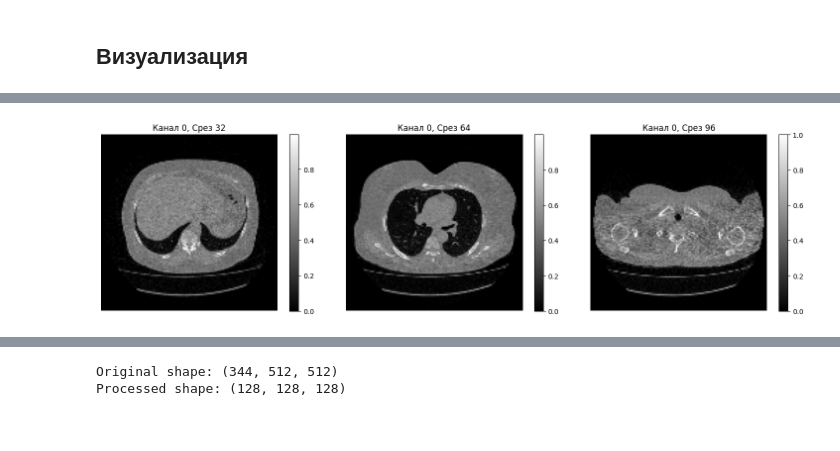
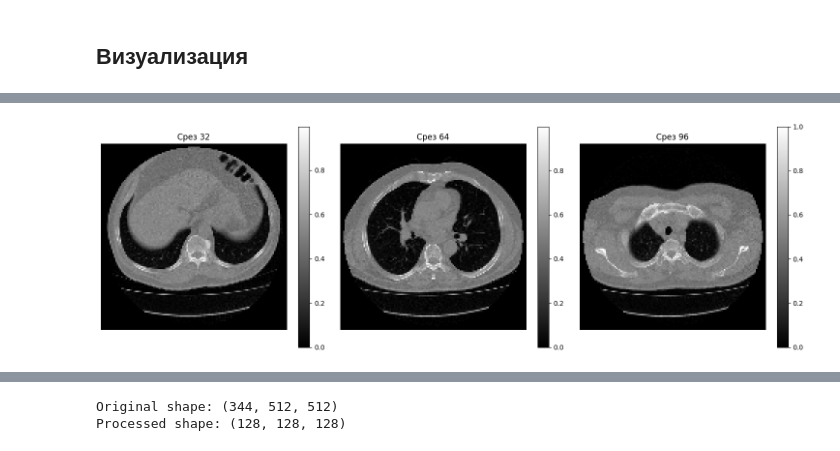
Before and after one commit to Izymka/hackathon_imoscow2025, a Jupyter notebook: chest_ct_ai_classifier/src/data_preprocessing.ipynb, the cells around one changed output, grey strips where cells are left out. Cells and saved outputs as stored; diff of their text form; code cells hidden in the pictures.

```diff
--- a/chest_ct_ai_classifier/src/data_preprocessing.ipynb
+++ b/chest_ct_ai_classifier/src/data_preprocessing.ipynb
@@ -58,7 +59,7 @@ CSV файл успешно создан: labels.csv
 assessor = CTTensorQualityAssessment()
 
 # Укажите путь к вашему файлу
-tensor_path = "data/train/tensors/02.pt"  # Замените на реальный путь
+tensor_path = "data/train/tensors/03.pt"  # Замените на реальный путь
 
 tensor = assessor.load_tensor_from_file(
     tensor_path,
@@ -87,4 +97,4 @@ Inf значения: Нет ✓
 # %%
-assessor.visualize_all_channels(tensor)
+assessor.visualize_tensor(tensor)
 # %% [output]
-[figure, old version]
+[figure, new version]
```
Also changed, not shown: parts of 17 cells of this notebook, 16 other files.
